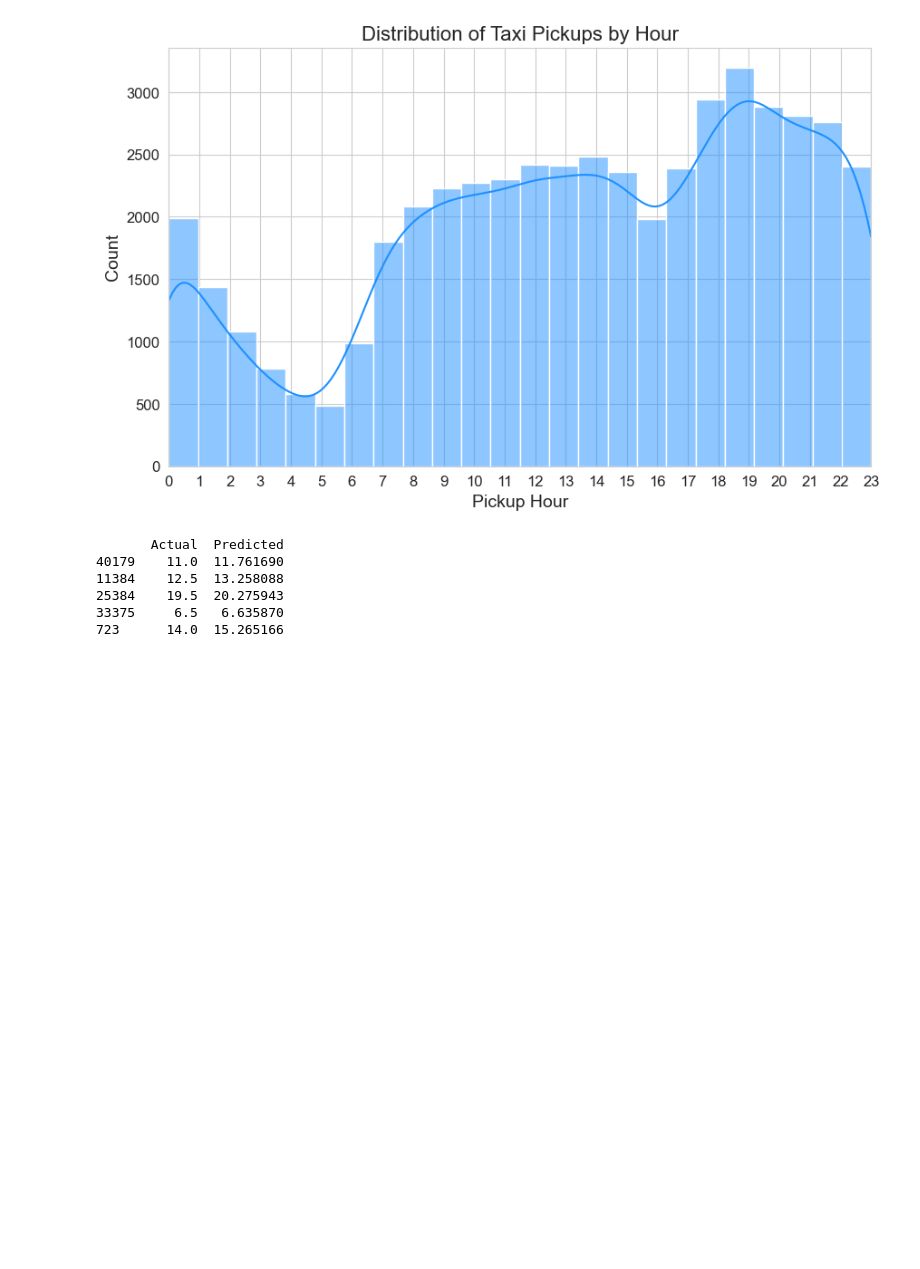
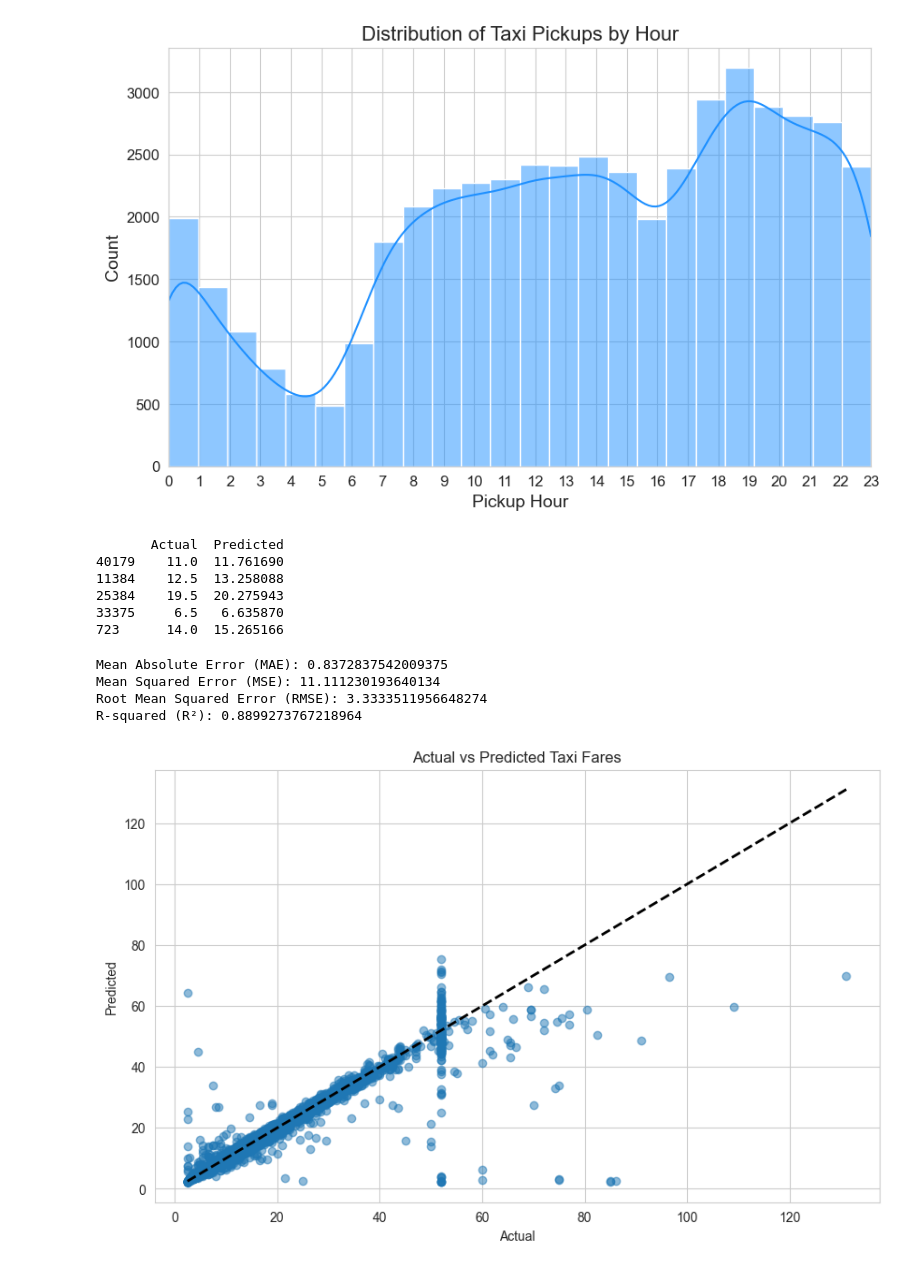
Before and after one commit to Ilyasuuu/ML_Projects, a Jupyter notebook: Predicting_taxi_fares/Predicting_taxi_fares.ipynb, the cells around one changed output. Saved outputs shown, nothing was run; the diff lists cells and outputs as text; code cells hidden in the pictures; blank space fills up the shorter version.

Commit message:
pred plot

```diff
--- a/Predicting_taxi_fares/Predicting_taxi_fares.ipynb
+++ b/Predicting_taxi_fares/Predicting_taxi_fares.ipynb
@@ -269,3 +269,32 @@ print(results.head())
 25384    19.5  20.275943
 33375     6.5   6.635870
 723      14.0  15.265166
+# %%
+from sklearn.metrics import mean_absolute_error, mean_squared_error, r2_score
+
+mae = mean_absolute_error(y_test, y_pred)
+mse = mean_squared_error(y_test, y_pred)
+rmse = mean_squared_error(y_test, y_pred, squared=False)  # Root Mean Squared Error
+r2 = r2_score(y_test, y_pred)
+
+print(f"Mean Absolute Error (MAE): {mae}")
+print(f"Mean Squared Error (MSE): {mse}")
+print(f"Root Mean Squared Error (RMSE): {rmse}")
+print(f"R-squared (R²): {r2}")
+# %% [output]
+Mean Absolute Error (MAE): 0.8372837542009375
+Mean Squared Error (MSE): 11.111230193640134
+Root Mean Squared Error (RMSE): 3.3333511956648274
+R-squared (R²): 0.8899273767218964
+# %%
+import matplotlib.pyplot as plt
+
+plt.figure(figsize=(10, 6))
+plt.scatter(y_test, y_pred, alpha=0.5)
+plt.plot([y_test.min(), y_test.max()], [y_test.min(), y_test.max()], 'k--', lw=2)
+plt.xlabel('Actual')
+plt.ylabel('Predicted')
+plt.title('Actual vs Predicted Taxi Fares')
+plt.show()
+# %% [output]
+[figure, added]
```
